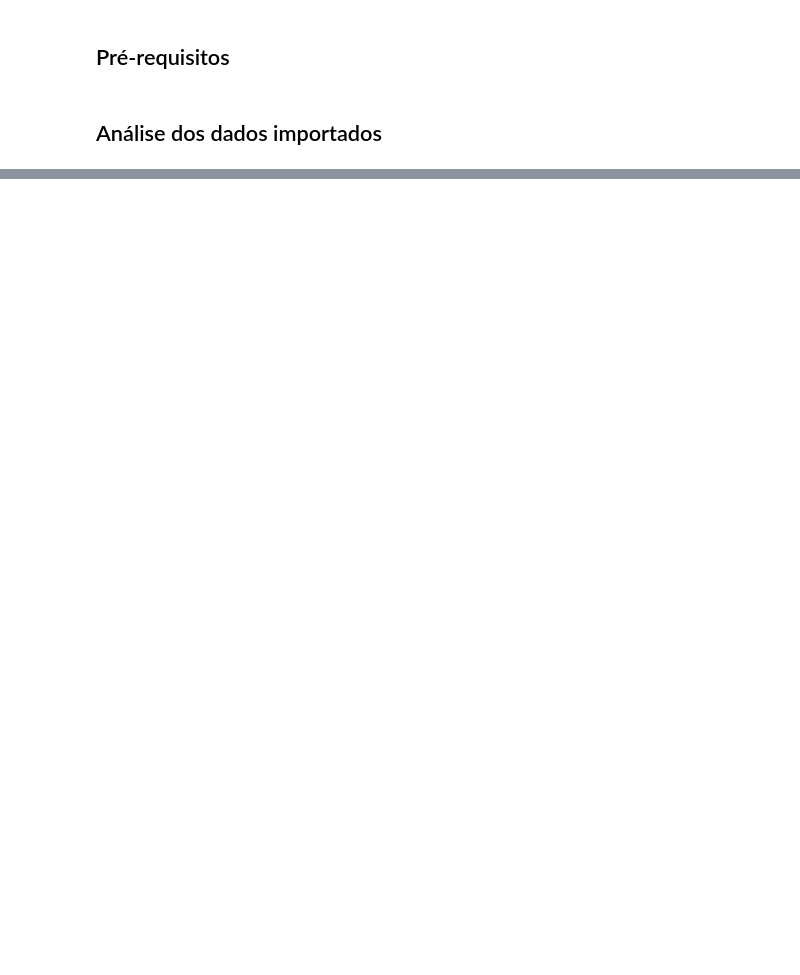
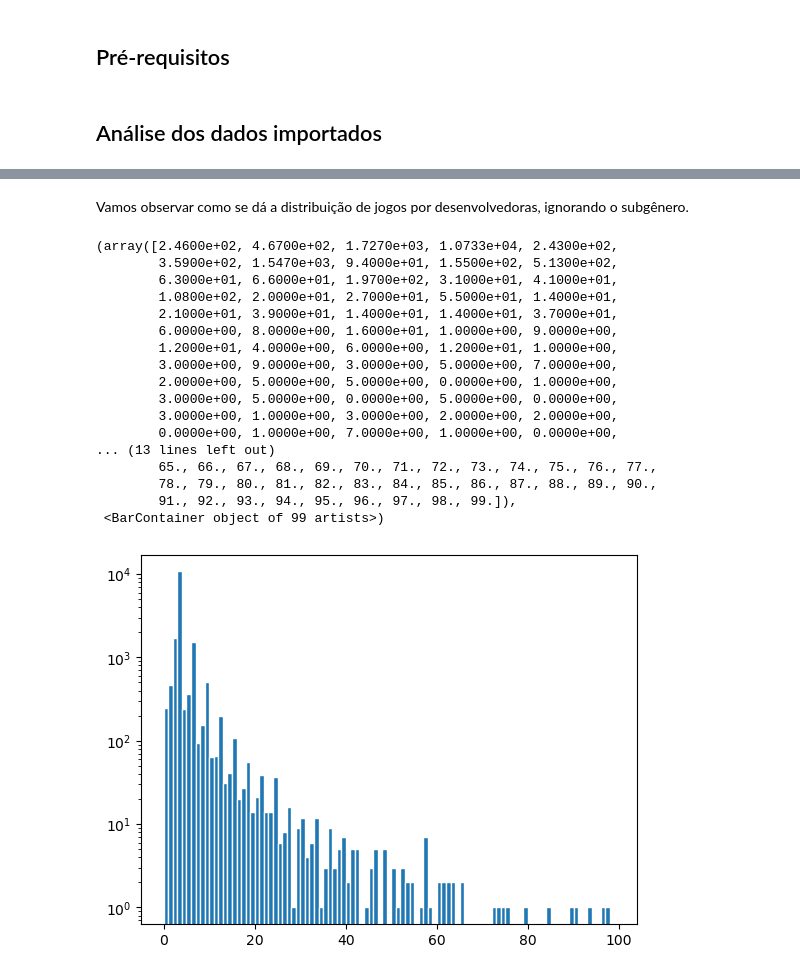
Before and after one commit to G3mha/courses-at-Insper, a Jupyter notebook: social_networks/aps03/aps03.ipynb, the cells around one changed output, grey strips where cells are left out. Cells and saved outputs as stored; diff of their text form; code cells hidden in the pictures; blank space fills up the shorter version.

```diff
--- a/social_networks/aps03/aps03.ipynb
+++ b/social_networks/aps03/aps03.ipynb
@@ -14,4 +16,4 @@ import distribution as dst
 # %%
-PATH = 'credits.csv'
+PATH = 'steam.csv'
 # %% [markdown]
 ## Análise dos dados importados
@@ -29,14 +57,10 @@ with open(PATH) as file:
     # Para não sobrecarregar este notebook
     # vamos espiar somente as 5 primeiras linhas.
     for line in file:
-
-        # Transforma a linha em uma lista de partes,
-        # considerando a vírgula como separador.
-        parts = line.split(',')
-        no1 = parts[0]
-        no2 = parts[1].replace('\n', '')
-
-        print(f'{no1} - {no2}')
+        dev, owners, sub_genres, got_error = get_data(line)
+        if got_error:
+            continue
+        print(f'Developer: {dev}\nSubgenres: {sub_genres}\nOwners: {owners}\n')
 
         # Para não sobrecarregar este notebook, vamos usar um contador
         # e um break para imprimir apenas as cinco primeiras linhas.
@@ -45,0 +179,15 @@ with open(PATH) as file:
+# %%
+# cria um dicionário que tem como chave o threshold e como valor um dicionário.
+# o dicionário interno tem como chave o sub-gênero e como valor uma lista com todas as empresas que estão concorrendo neste sub-gênero.
+edges_for_thresholds = [{}, {}, {}, {}, {}]
+for i in range(len(thresholds)):
+    for dev, sub_genres in game_industry_thresholded[i].items():
+        for sub_genre, owners in sub_genres.items():
+            edges_for_thresholds[i][sub_genre] = edges_for_thresholds[i].get(sub_genre, [])
+            edges_for_thresholds[i][sub_genre].append(dev)
+
+print(f'Por exemplo, vamos espiar a quantidade de empresas que estão concorrendo no sub-gênero `Action` sem threshold:\n{len(edges_for_thresholds[0]["Action"])}')
+print(f'Por exemplo, vamos espiar a quantidade de empresas que estão concorrendo no sub-gênero `Action` com threshold de 100 MIL:\n{len(edges_for_thresholds[1]["Action"])}')
+print(f'Por exemplo, vamos espiar a quantidade de empresas que estão concorrendo no sub-gênero `Action` com threshold de 250 MIL:\n{len(edges_for_thresholds[2]["Action"])}')
+print(f'Por exemplo, vamos espiar a quantidade de empresas que estão concorrendo no sub-gênero `Action` com threshold de 500 MIL:\n{len(edges_for_thresholds[3]["Action"])}')
+print(f'Por exemplo, vamos espiar a quantidade de empresas que estão concorrendo no sub-gênero `Action` com threshold de 1 MILHÃO:\n{len(edges_for_thresholds[4]["Action"])}')
@@ -45,0 +255,32 @@ with open(PATH) as file:
+# %% [markdown]
+Vamos observar como se dá a distribuição de jogos por desenvolvedoras, ignorando o subgênero.
+# %%
+# cria lista para armazenar a quantidade de jogos por desenvolvedora.
+lista_jogos = []
+
+# preenche a lista com a quantidade de jogos por desenvolvedora.
+for dev, sub_genres in inventory.items():
+    lista_jogos.append(sum(sub_genres.values()))
+
+# cria um histograma com a quantidade de jogos por desenvolvedora, indo de 0 a 200.
+# limitando os eixos x e y.
+plt.hist(lista_jogos, edgecolor='white', bins=range(0, 100), log=True)
+# %% [output]
+(array([2.4600e+02, 4.6700e+02, 1.7270e+03, 1.0733e+04, 2.4300e+02,
+        3.5900e+02, 1.5470e+03, 9.4000e+01, 1.5500e+02, 5.1300e+02,
+        6.3000e+01, 6.6000e+01, 1.9700e+02, 3.1000e+01, 4.1000e+01,
+        1.0800e+02, 2.0000e+01, 2.7000e+01, 5.5000e+01, 1.4000e+01,
+        2.1000e+01, 3.9000e+01, 1.4000e+01, 1.4000e+01, 3.7000e+01,
+        6.0000e+00, 8.0000e+00, 1.6000e+01, 1.0000e+00, 9.0000e+00,
+        1.2000e+01, 4.0000e+00, 6.0000e+00, 1.2000e+01, 1.0000e+00,
+        3.0000e+00, 9.0000e+00, 3.0000e+00, 5.0000e+00, 7.0000e+00,
+        2.0000e+00, 5.0000e+00, 5.0000e+00, 0.0000e+00, 1.0000e+00,
+        3.0000e+00, 5.0000e+00, 0.0000e+00, 5.0000e+00, 0.0000e+00,
+        3.0000e+00, 1.0000e+00, 3.0000e+00, 2.0000e+00, 2.0000e+00,
+        0.0000e+00, 1.0000e+00, 7.0000e+00, 1.0000e+00, 0.0000e+00,
+... (13 lines left out)
+        65., 66., 67., 68., 69., 70., 71., 72., 73., 74., 75., 76., 77.,
+        78., 79., 80., 81., 82., 83., 84., 85., 86., 87., 88., 89., 90.,
+        91., 92., 93., 94., 95., 96., 97., 98., 99.]),
+ <BarContainer object of 99 artists>)
+[figure, added]
```
Also changed, not shown: parts of 44 cells of this notebook, 13 other files.
